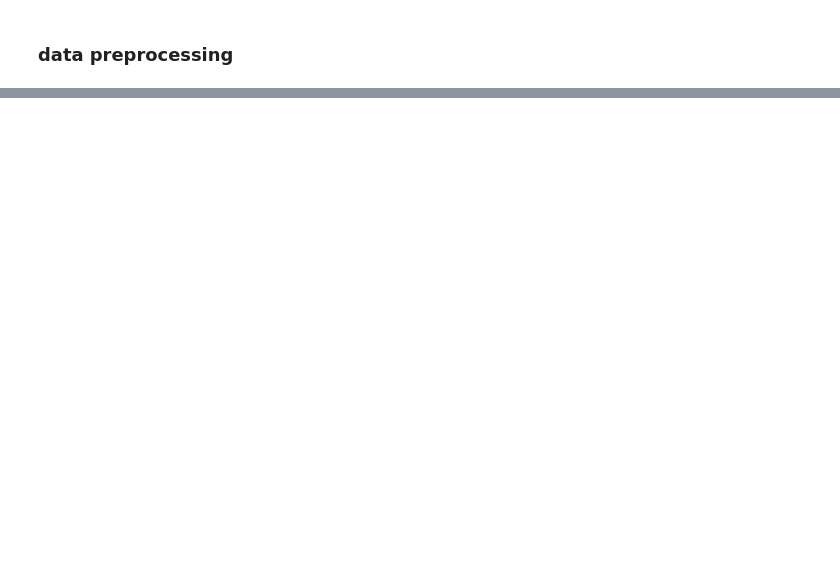
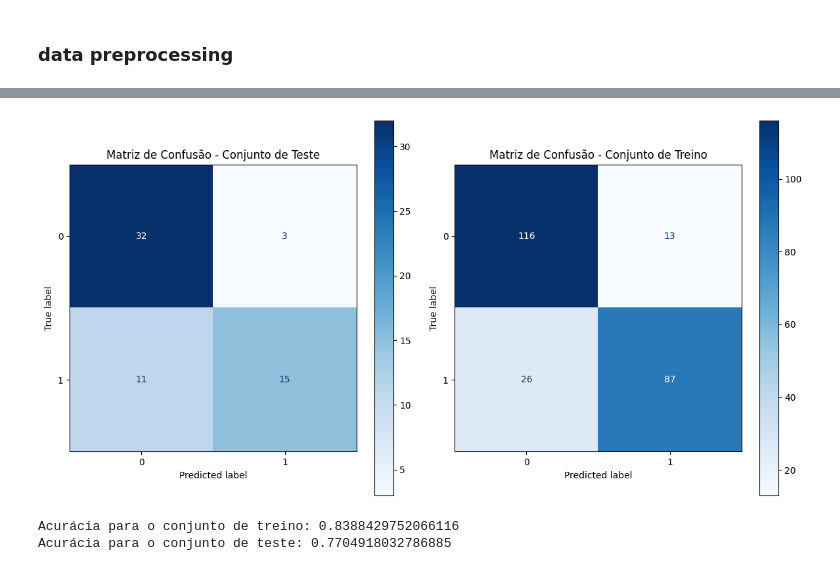
Before and after one commit to wellingtomnnb/PROPECAUT, a Jupyter notebook: lista01/PCA.ipynb, the cells around one changed output, grey strips where cells are left out. Drawn from its saved outputs; the diff is of its cells as text; code cells hidden in the pictures; blank space fills up the shorter version.

```diff
--- a/lista01/PCA.ipynb
+++ b/lista01/PCA.ipynb
@@ -55,0 +108,62 @@ X_train, X_test, y_train, y_test = train_test_split(X, y, test_size = 0.2, rando
+# %%
+from sklearn.metrics import confusion_matrix, ConfusionMatrixDisplay
+from sklearn.preprocessing import StandardScaler
+from sklearn.naive_bayes import GaussianNB
+from sklearn.decomposition import PCA
+import matplotlib.pyplot as plt
+
+# Passo 1: Normalizar os dados
+#  ~~~~ Padronização (Z-Score) ~~~~
+# Essa técnica transforma os dados de modo que eles tenham média zero e desvio padrão 1.
+# É útil quando seus dados têm uma distribuição aproximadamente normal e queremos que
+# todos os recursos tenham a mesma escala.
+
+scaler = StandardScaler()
+X_train_scaled = scaler.fit_transform(X_train)
+X_test_scaled = scaler.transform(X_test)
+
+# Passo 2: Aplicar PCA
+pca = PCA(n_components=2)
+X_train_pca = pca.fit_transform(X_train_scaled)
+X_test_pca = pca.transform(X_test_scaled)
+
+# Passo 3: Treinar o modelo
+classifier = GaussianNB()
+classifier.fit(X_train_pca, y_train)
+
+# Passo 4: Fazer previsões
+y_pred_train = classifier.predict(X_train_pca)
+y_pred_test = classifier.predict(X_test_pca)
+
+# Passo 5: Criar matrizes de confusão
+cm_train = confusion_matrix(y_train, y_pred_train)
+cm_test = confusion_matrix(y_test, y_pred_test)
+
+# Configurar subplots
+fig, axes = plt.subplots(1, 2, figsize=(12, 6))
+
+
+# Matriz de Confusão - Conjunto de Teste
+disp_test = ConfusionMatrixDisplay(confusion_matrix=cm_test, display_labels=classifier.classes_)
+disp_test.plot(ax=axes[0], cmap=plt.cm.Blues, values_format='d')
+axes[0].set_title('Matriz de Confusão - Conjunto de Teste')
+
+# Matriz de Confusão - Conjunto de Treino
+disp_train = ConfusionMatrixDisplay(confusion_matrix=cm_train, display_labels=classifier.classes_)
+disp_train.plot(ax=axes[1], cmap=plt.cm.Blues, values_format='d')
+axes[1].set_title('Matriz de Confusão - Conjunto de Treino')
+
+
+plt.tight_layout()
+plt.show()
+
+# Cálculo da acurácia
+accuracy_train = (cm_train[0][0] + cm_train[1][1]) / len(y_train)
+accuracy_test = (cm_test[0][0] + cm_test[1][1]) / len(y_test)
+
+print(f'Acurácia para o conjunto de treino: {accuracy_train}')
+print(f'Acurácia para o conjunto de teste: {accuracy_test}')
+# %% [output]
+[figure, added]
+Acurácia para o conjunto de treino: 0.8388429752066116
+Acurácia para o conjunto de teste: 0.7704918032786885
```
Also changed, not shown: parts of 7 cells of this notebook, 2 other files.
